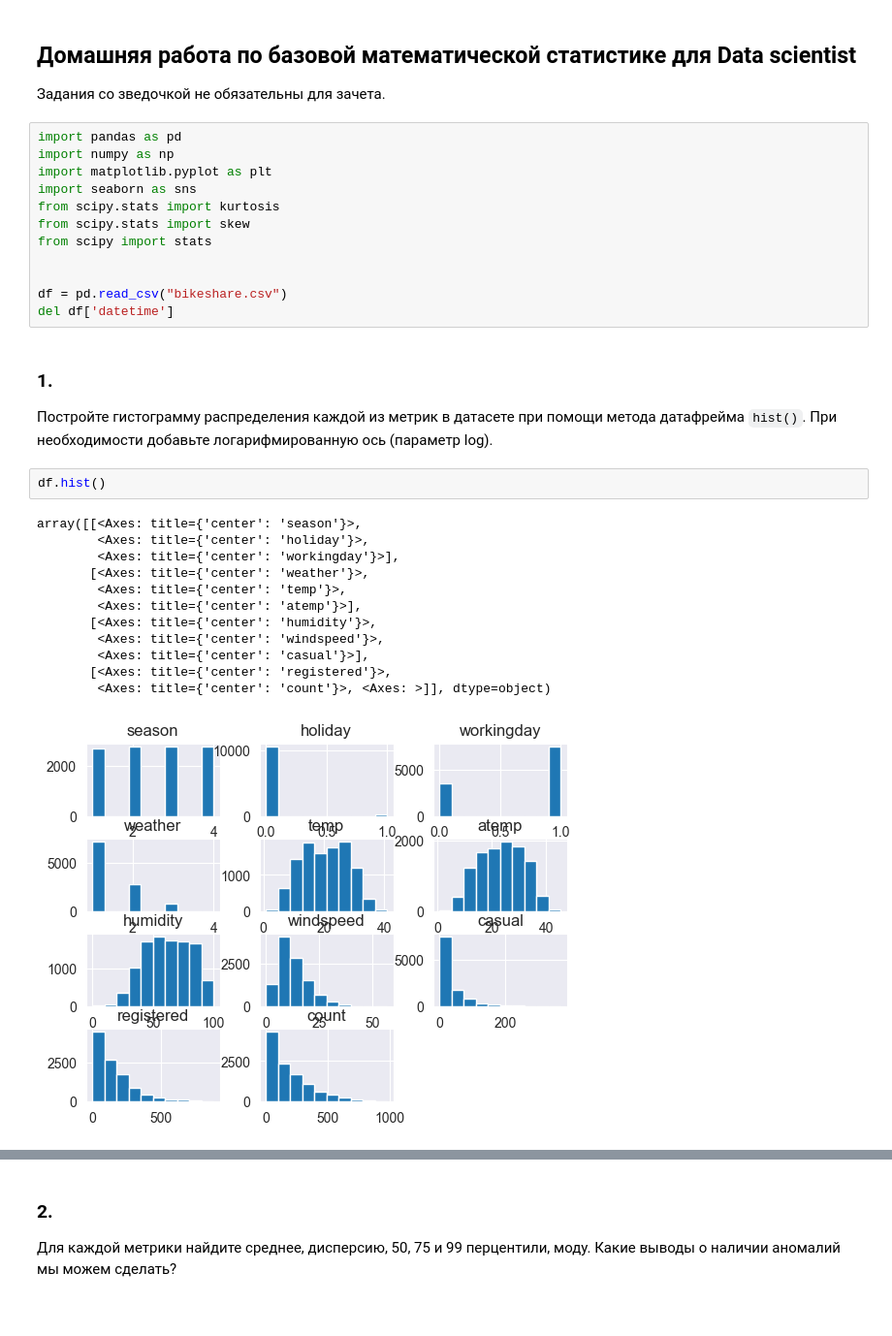
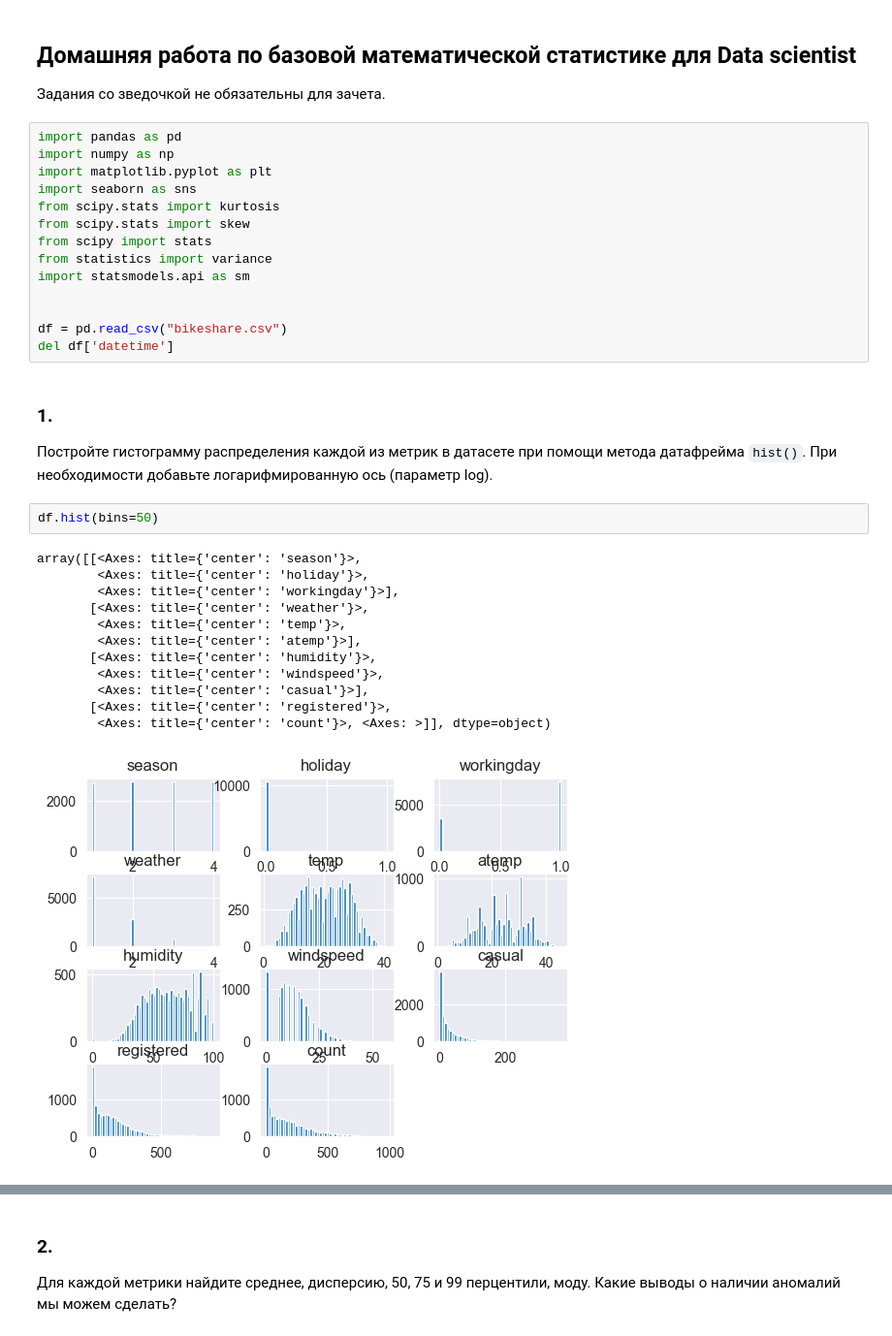
Before and after one commit to KovalenkoKonstantin/Skillbox_Data_Analysis, a Jupyter notebook: pandas_lessons/home_work/DS_Stat_HW.ipynb, the cells around one changed output, grey strips where cells are left out. Shown at 97% size. Drawn from its saved outputs; the diff is of its cells as text.

```diff
--- a/pandas_lessons/home_work/DS_Stat_HW.ipynb
+++ b/pandas_lessons/home_work/DS_Stat_HW.ipynb
@@ -10,6 +10,8 @@ import seaborn as sns
 from scipy.stats import kurtosis
 from scipy.stats import skew
 from scipy import stats
+from statistics import variance
+import statsmodels.api as sm
 
 
 df = pd.read_csv("bikeshare.csv")
@@ -18,17 +20,17 @@ del df['datetime']
 ### 1.
 Постройте гистограмму распределения каждой из метрик в датасете при помощи метода датафрейма `hist()`. При необходимости добавьте логарифмированную ось (параметр log).
 # %%
-df.hist()
+df.hist(bins=50)
 # %% [output]
 array([[<Axes: title={'center': 'season'}>,
         <Axes: title={'center': 'holiday'}>,
         <Axes: title={'center': 'workingday'}>],
        [<Axes: title={'center': 'weather'}>,
         <Axes: title={'center': 'temp'}>,
         <Axes: title={'center': 'atemp'}>],
        [<Axes: title={'center': 'humidity'}>,
         <Axes: title={'center': 'windspeed'}>,
         <Axes: title={'center': 'casual'}>],
        [<Axes: title={'center': 'registered'}>,
         <Axes: title={'center': 'count'}>, <Axes: >]], dtype=object)
-[figure, old version]
+[figure, new version]
```
Also changed, not shown: parts of 30 cells of this notebook, 1 other file.
